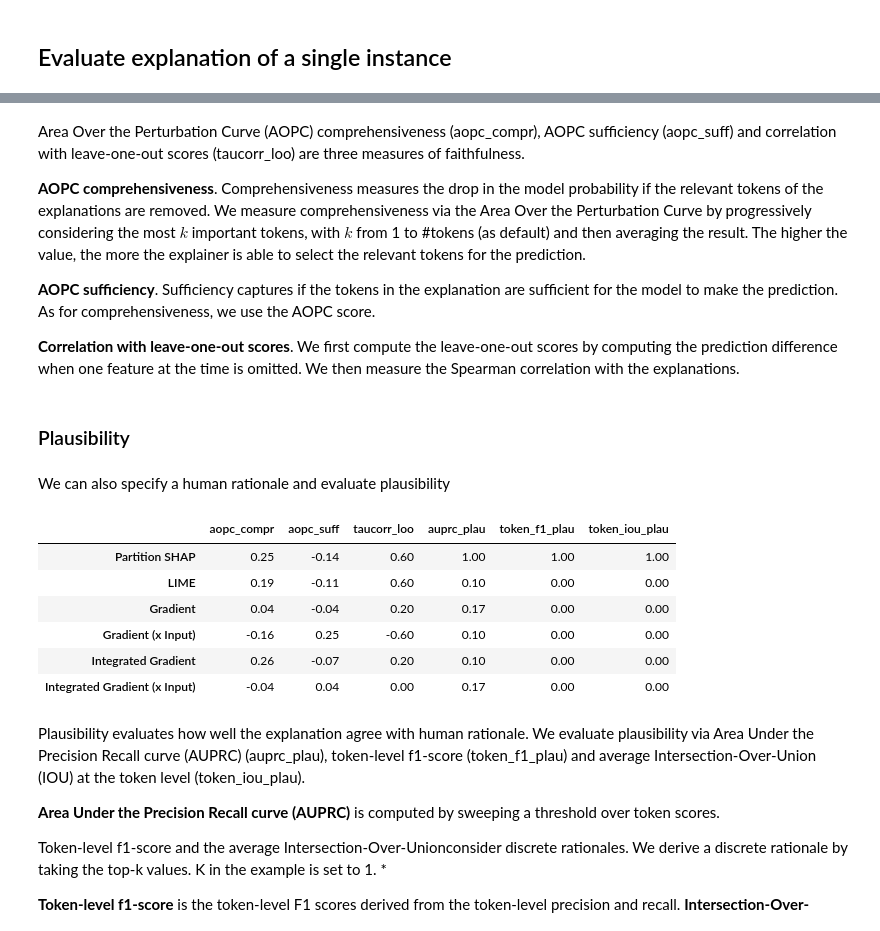
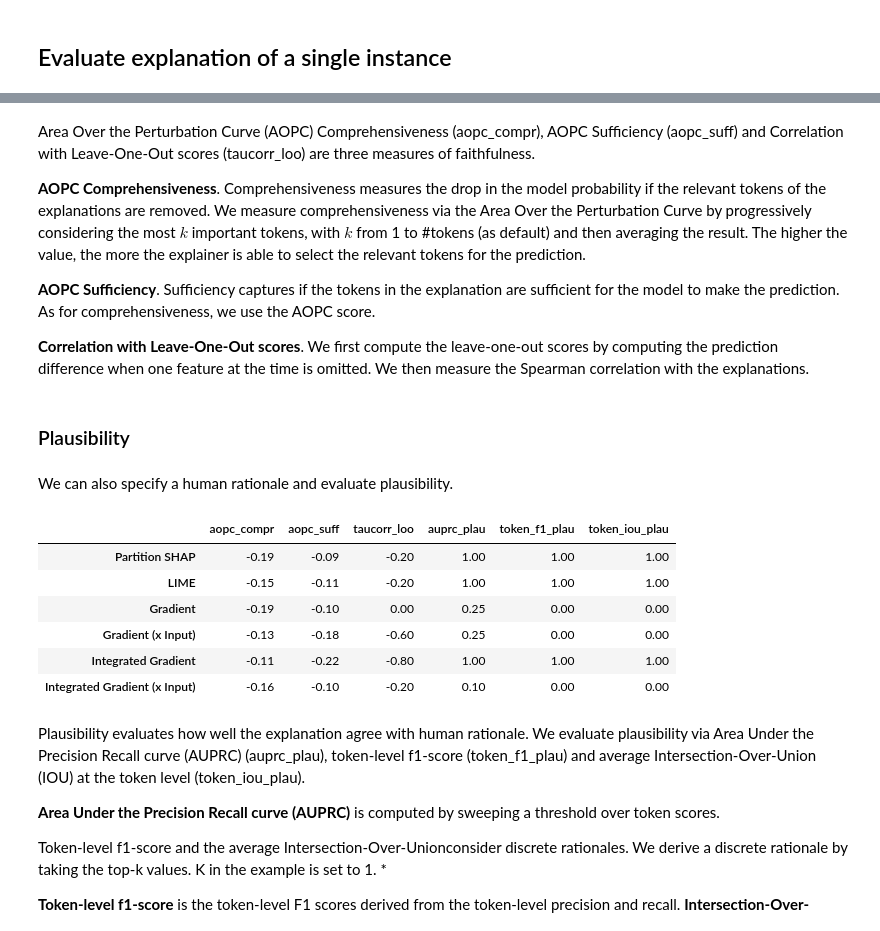
Before and after one commit to g8a9/ferret, a Jupyter notebook: examples/benchmark.ipynb, the cells around one changed output, grey strips where cells are left out. Drawn from its saved outputs; the diff is of its cells as text; code cells hidden in the pictures.

```diff
--- a/examples/examples.ipynb
+++ b/examples/benchmark.ipynb
@@ -8,3 +23,4 @@ import numpy as np
 # %%
-tokenizer = AutoTokenizer.from_pretrained("bert-base-cased")
-model = AutoModelForSequenceClassification.from_pretrained("g8a9/bert-base-cased_ami18")
+name = "cardiffnlp/twitter-xlm-roberta-base-sentiment"
+model = AutoModelForSequenceClassification.from_pretrained(name)
+tokenizer = AutoTokenizer.from_pretrained(name)
@@ -19,4 +33,4 @@ bench = Benchmark(model, tokenizer)
 # %% [markdown]
 Extracting post-hoc explanations with all the supported methods and standard parameters is as easy as:
 # %%
-explanations = bench.explain("I love your style!", target = 0)
+explanations = bench.explain("I love your style!", target=2)
@@ -68,27 +83,31 @@ bench.show_evaluation_table(explanation_evaluations)
 # %% [markdown]
-Area Over the Perturbation Curve (AOPC) comprehensiveness (aopc_compr), AOPC sufficiency (aopc_suff) and correlation with leave-one-out scores (taucorr_loo) are three measures of faithfulness.
+Area Over the Perturbation Curve (AOPC) Comprehensiveness (aopc_compr), AOPC Sufficiency (aopc_suff) and Correlation with Leave-One-Out scores (taucorr_loo) are three measures of faithfulness.
 
-**AOPC comprehensiveness**. Comprehensiveness measures the drop in the model probability if the relevant tokens of the explanations are removed. We measure comprehensiveness via the Area Over the Perturbation Curve by progressively considering the most $k$ important tokens, with $k$ from 1 to #tokens (as default) and then averaging the result. The higher the value, the more the explainer is able to select the relevant tokens for the prediction.
+**AOPC Comprehensiveness**. Comprehensiveness measures the drop in the model probability if the relevant tokens of the explanations are removed. We measure comprehensiveness via the Area Over the Perturbation Curve by progressively considering the most $k$ important tokens, with $k$ from 1 to #tokens (as default) and then averaging the result. The higher the value, the more the explainer is able to select the relevant tokens for the prediction.
 
-**AOPC sufficiency**. Sufficiency captures if the tokens in the explanation are sufficient for the model to make the prediction. As for comprehensiveness, we use the AOPC score.
+**AOPC Sufficiency**. Sufficiency captures if the tokens in the explanation are sufficient for the model to make the prediction. As for comprehensiveness, we use the AOPC score.
 
-**Correlation with leave-one-out scores**. We first compute the leave-one-out scores by computing the prediction difference when one feature at the time is omitted. We then measure the Spearman correlation with the explanations.
+**Correlation with Leave-One-Out scores**. We first compute the leave-one-out scores by computing the prediction difference when one feature at the time is omitted. We then measure the Spearman correlation with the explanations.
 # %% [markdown]
 ### Plausibility
 # %% [markdown]
-We can also specify a human rationale and evaluate plausibility
+We can also specify a human rationale and evaluate plausibility.
 # %%
-explanation_evaluations = bench.evaluate_explanations(explanations, target =0, human_rationale=[0, 1, 0, 0, 0], \
-                                                    top_k_rationale = 1)
+explanation_evaluations = bench.evaluate_explanations(
+    explanations,
+    target=0,
+    human_rationale=[0, 1, 0, 0, 0],
+    top_k_rationale = 1
+)
 bench.show_evaluation_table(explanation_evaluations)
 # %% [output]
 |  | aopc_compr | aopc_suff | taucorr_loo | auprc_plau | token_f1_plau | token_iou_plau |
-| Partition SHAP | 0.25 | -0.14 | 0.60 | 1.00 | 1.00 | 1.00 |
-| LIME | 0.19 | -0.11 | 0.60 | 0.10 | 0.00 | 0.00 |
-| Gradient | 0.04 | -0.04 | 0.20 | 0.17 | 0.00 | 0.00 |
-| Gradient (x Input) | -0.16 | 0.25 | -0.60 | 0.10 | 0.00 | 0.00 |
-| Integrated Gradient | 0.26 | -0.07 | 0.20 | 0.10 | 0.00 | 0.00 |
-| Integrated Gradient (x Input) | -0.04 | 0.04 | 0.00 | 0.17 | 0.00 | 0.00 |
+| Partition SHAP | -0.19 | -0.09 | -0.20 | 1.00 | 1.00 | 1.00 |
+| LIME | -0.15 | -0.11 | -0.20 | 1.00 | 1.00 | 1.00 |
+| Gradient | -0.19 | -0.10 | 0.00 | 0.25 | 0.00 | 0.00 |
+| Gradient (x Input) | -0.13 | -0.18 | -0.60 | 0.25 | 0.00 | 0.00 |
+| Integrated Gradient | -0.11 | -0.22 | -0.80 | 1.00 | 1.00 | 1.00 |
+| Integrated Gradient (x Input) | -0.16 | -0.10 | -0.20 | 0.10 | 0.00 | 0.00 |
 # %% [markdown]
 Plausibility evaluates how well the explanation agree with human rationale. We evaluate plausibility via
 Area Under the Precision Recall curve (AUPRC) (auprc_plau),  token-level f1-score (token_f1_plau) and average Intersection-Over-Union (IOU) at the token level (token_iou_plau).
```
Also changed, not shown: parts of 18 cells of this notebook.
